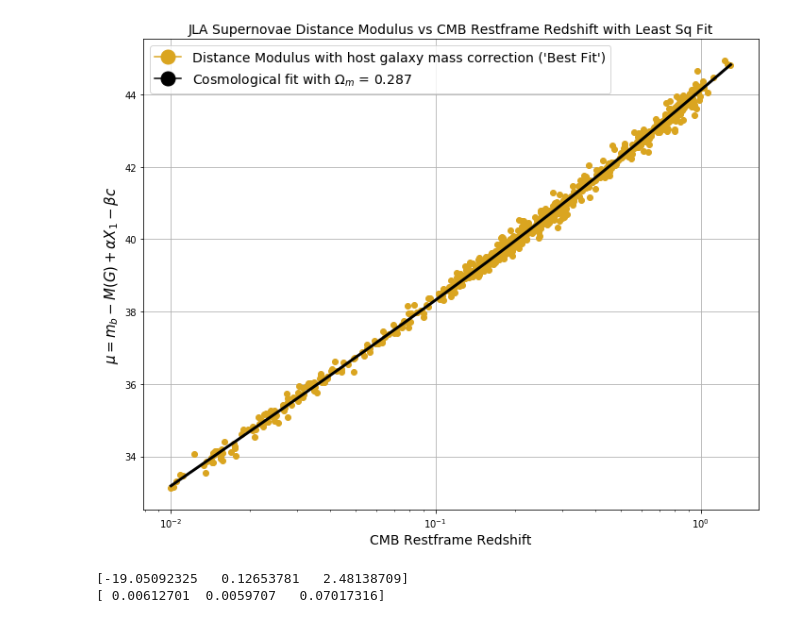
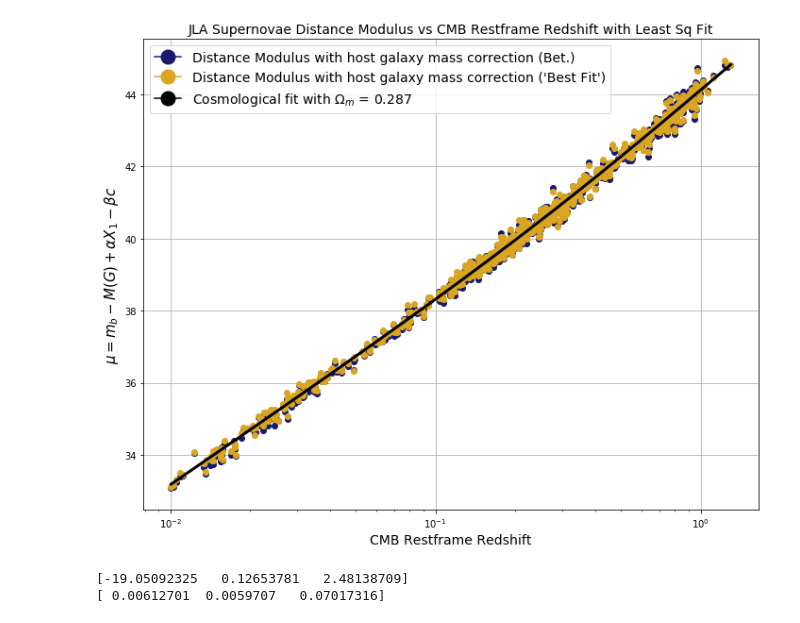
Before and after one commit to KellySkillen/Supernovae, a Jupyter notebook: Least Sqs Fit (JLA).ipynb, the cells around one changed output. Saved outputs shown, nothing was run; the diff lists cells and outputs as text; code cells hidden in the pictures.

```diff
--- a/Least Sqs Fit (JLA).ipynb
+++ b/Least Sqs Fit (JLA).ipynb
@@ -59,39 +59,39 @@ data['err'] = np.std((data.mb - ((data.MB1)
                             - data.alpha*data.X1 + data.beta*data.c)) - data.mu)
 
 #curve_fit
 best_vals, cov = curve_fit(func, a, data.mu, p0=init_guess)
 
 fig = plt.figure(figsize=(10,8))
-#plt.plot(data.zcmb, data.distance_modulus, 'o', color='midnightblue')
+plt.plot(data.zcmb, data.distance_modulus, 'o', color='midnightblue')
 plt.plot(data.zcmb, func(a, *best_vals), 'o', color='goldenrod')
 
 
 #plotting luminosity distances for supernovae
 plt.plot(np.sort(data.zcmb), np.sort(data.mu), linewidth=3, color='k')
 
 #Making a legend
-#blue_line = mlines.Line2D([], [], color='midnightblue', marker='o',markersize=15,
-             #label='Distance Modulus with host galaxy mass correction (Bet.)')
+blue_line = mlines.Line2D([], [], color='midnightblue', marker='o',markersize=15,
+             label='Distance Modulus with host galaxy mass correction (Bet.)')
 gold_line = mlines.Line2D([], [], color='goldenrod', marker='o',markersize=15,
             label='Distance Modulus with host galaxy mass correction (\'Best Fit\')')
 black_line = mlines.Line2D([], [], color='k', marker='o',markersize=15, label='Cosmological fit with $\Omega_m$ = 0.287')
-plt.legend(handles=[gold_line, black_line], fontsize=14)
+plt.legend(handles=[blue_line, gold_line, black_line], fontsize=14)
 
 #Title and axes
 plt.title('JLA Supernovae Distance Modulus vs CMB Restframe Redshift with Least Sq Fit', fontsize=14)
 plt.xscale('log')
 plt.xlabel('CMB Restframe Redshift', fontsize=14)
 plt.ylabel(r'$\mu = m_{b} - M(G) + \alpha X_{1} - \beta c$', fontsize=15)
 plt.grid(True)
 plt.tight_layout()
 
 
 plt.show()
 
-#fig.savefig('Distance Modulus Curve Fit(JLA)(no Bet).pdf')
+fig.savefig('BetvsBestFit.pdf')
 plt.close(fig)
 # %% [output]
-[figure, old version]
+[figure, new version]
 # %%
 print(best_vals)
 print(np.sqrt(np.diag(cov)))
```
Also changed, not shown: 1 other file.
